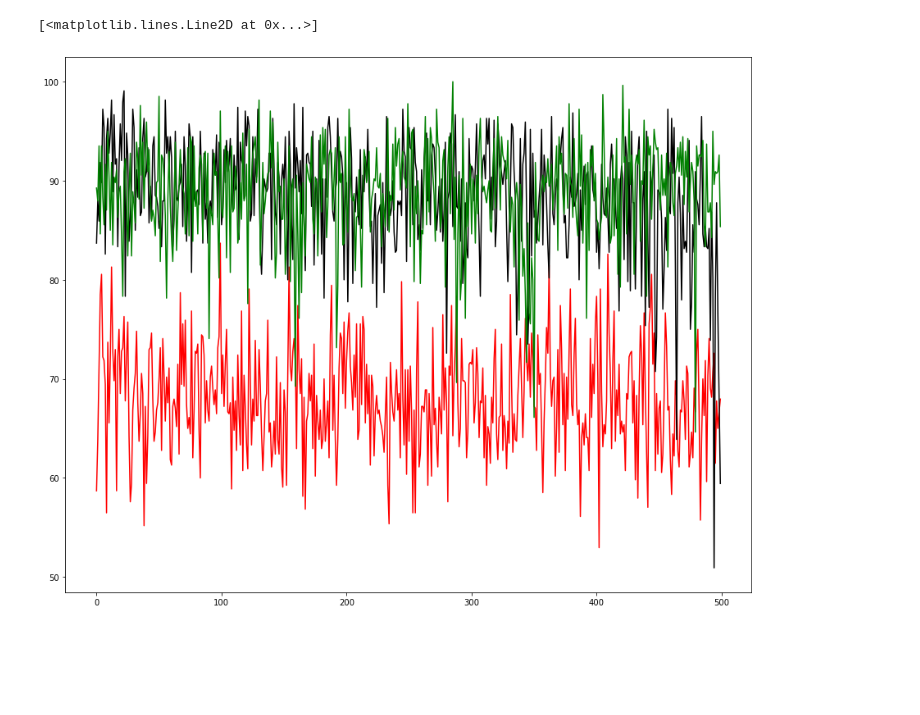
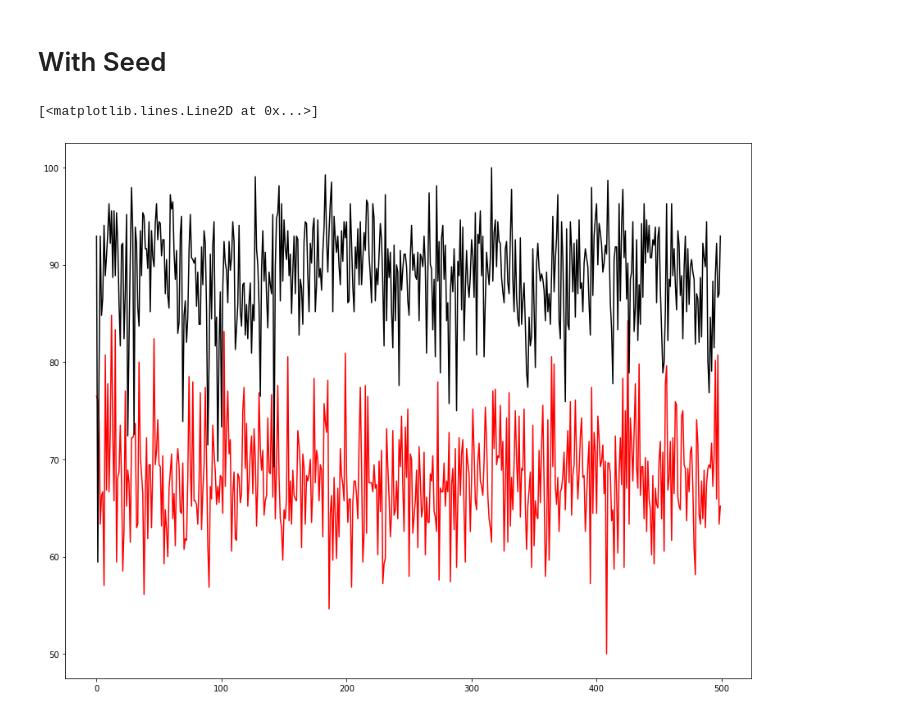
Before and after one commit to CodaClysm/StackingOptimization, a Jupyter notebook: Plot Data.ipynb, the cells around one changed output. Drawn from its saved outputs; the diff is of its cells as text; code cells hidden in the pictures; blank space fills up the shorter version.

Commit message:
added collected data

```diff
--- a/Plot Data.ipynb
+++ b/Plot Data.ipynb
@@ -28,24 +52,26 @@ def getData(fileString):
+# %% [markdown]
+# With Seed
 # %%
 utilizations = [];
-utilizations.append(getData("SavedData/size1-shape1-random.txt"))
-utilizations.append(getData("SavedData/size1-shape1-set1.txt"))
-utilizations.append(getData("SavedData/size1-shape1-set2.txt"))
-utilizations.append(getData("SavedData/size1-shape1-set3.txt"))
-utilizations.append(getData("SavedData/size1-shape1-set4.txt"))
-utilizations.append(getData("SavedData/size1-shape1-set5.txt"))
-utilizations.append(getData("SavedData/size1-shape1-set6.txt"))
+utilizations.append(getData("SavedData/size1-shape1-random.txt")) #0
+utilizations.append(getData("SavedData/size1-shape1-set1.txt")) #1
+utilizations.append(getData("SavedData/size1-shape1-set2.txt")) #2
+utilizations.append(getData("SavedData/size1-shape1-set3.txt")) #3
+utilizations.append(getData("SavedData/size1-shape1-set4.txt")) #4
+#utilizations.append(getData("SavedData/size1-shape1-set5.txt")) #5
+#utilizations.append(getData("SavedData/size1-shape1-set6.txt")) #6
 
 
 
 fig = plt.figure(figsize=(15,12))
 
 plt.plot(np.arange(len(utilizations[0])), utilizations[0], 'r-')
 #plt.plot(np.arange(len(utilizations[1])), utilizations[1], 'b-')
 #plt.plot(np.arange(len(utilizations[2])), utilizations[2], 'g-')
 #plt.plot(np.arange(len(utilizations[3])), utilizations[3], 'c-')
 plt.plot(np.arange(len(utilizations[4])), utilizations[4], 'k-')
 #plt.plot(np.arange(len(utilizations[5])), utilizations[5], 'y-')
-plt.plot(np.arange(len(utilizations[6])), utilizations[6], 'g-')
+#plt.plot(np.arange(len(utilizations[6])), utilizations[6], 'g-')
 # %% [output]
 [<matplotlib.lines.Line2D at 0x...>]
-[figure, old version]
+[figure, new version]
```
Also changed, not shown: parts of 5 cells of this notebook, 18 other files.
